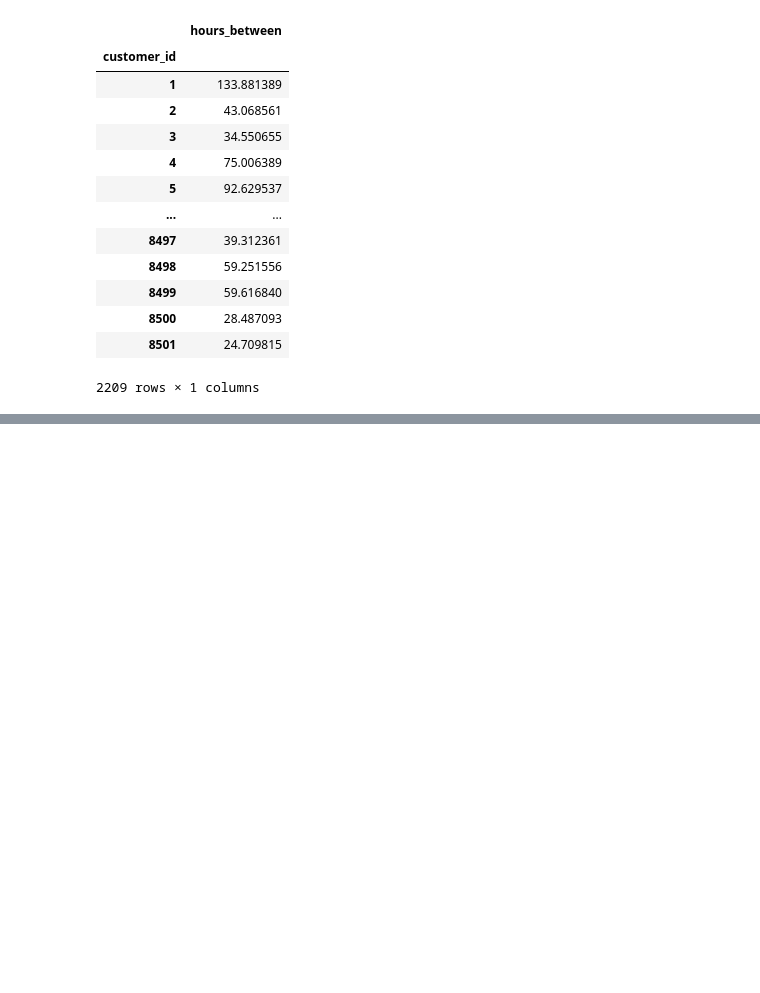
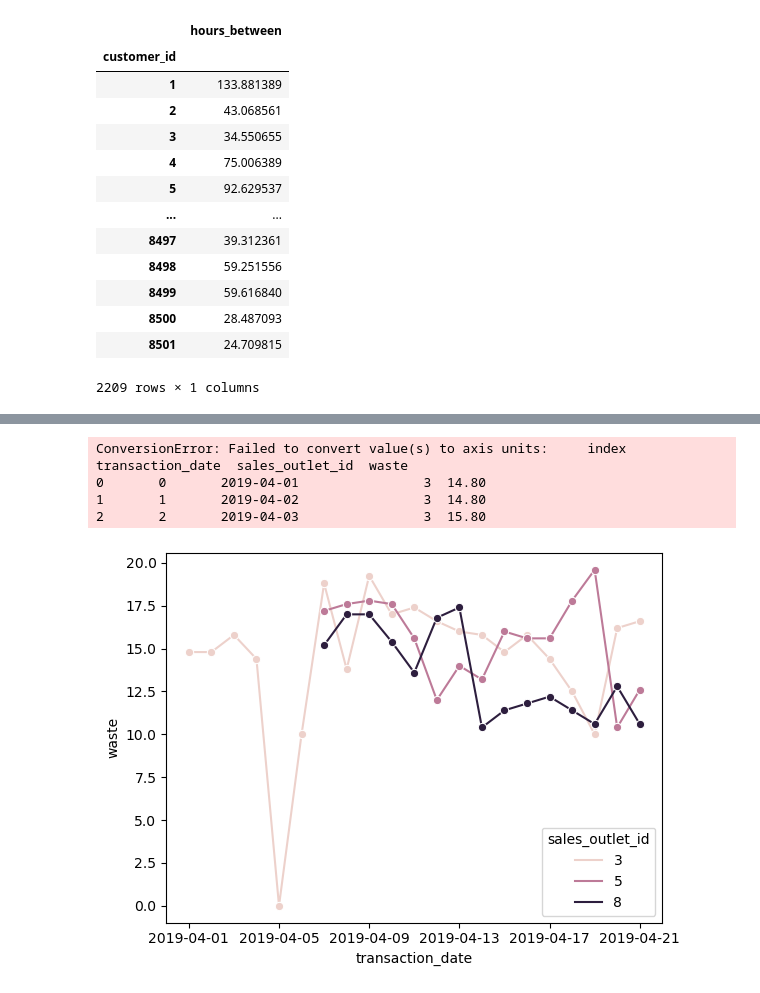
Before and after one commit to coffee-shop-analysis/coffee_project, a Jupyter notebook: explore_j.ipynb, the cells around one changed output, grey strips where cells are left out. Drawn from its saved outputs; the diff is of its cells as text; code cells hidden in the pictures; blank space fills up the shorter version.

```diff
--- a/explore_j.ipynb
+++ b/explore_j.ipynb
@@ -497,0 +621,17 @@ test
+# %%
+waste_by_store = pastry_train.groupby(['transaction_date', 'sales_outlet_id'])['waste'].mean()
+# %%
+waste_by_store = pd.DataFrame(waste_by_store)
+# %%
+waste_by_store.reset_index(inplace=True)
+# %%
+sns.lineplot(data=waste_by_store, x=waste_by_store.transaction_date, y=waste_by_store.waste, marker='o', hue='sales_outlet_id')
+plt.xticks(waste_by_store, rotation=90)
+
+plt.show()
+# %% [output]
+ConversionError: Failed to convert value(s) to axis units:     index transaction_date  sales_outlet_id  waste
+0       0       2019-04-01                3  14.80
+1       1       2019-04-02                3  14.80
+2       2       2019-04-03                3  15.80
+[figure, added]
```
Also changed, not shown: parts of 16 cells of this notebook.
